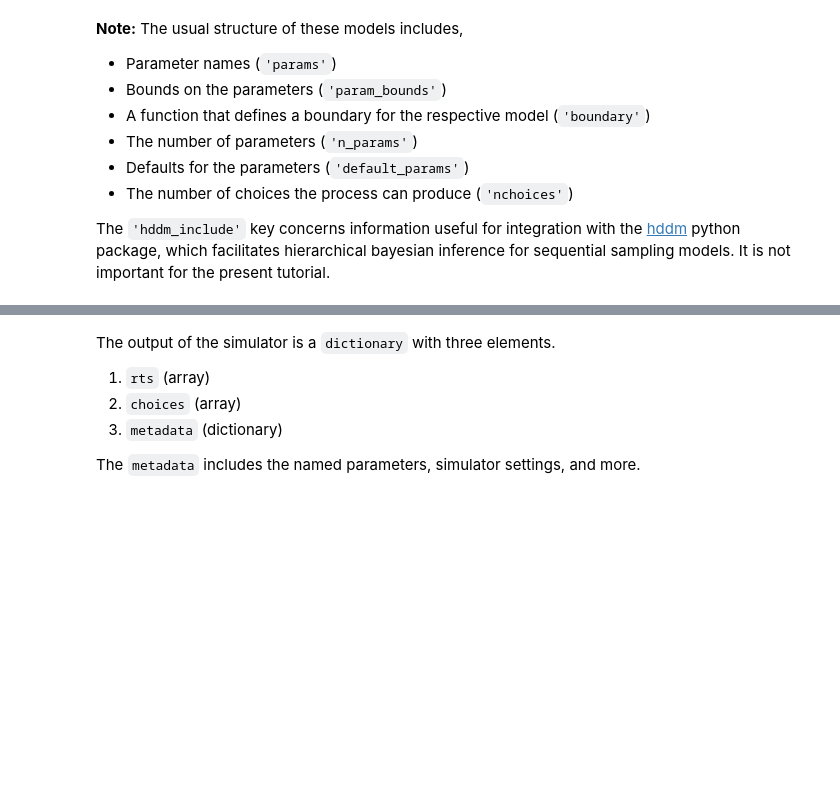
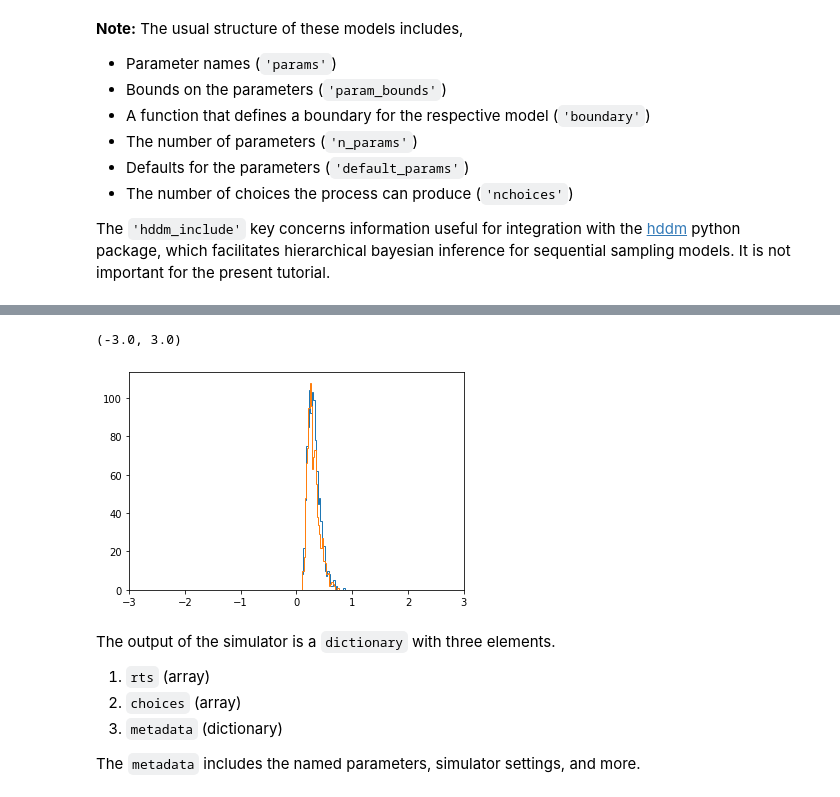
Before and after one commit to AlexanderFengler/ssm-simulators, a Jupyter notebook: basic_tutorial_tmp.ipynb, the cells around one changed output, grey strips where cells are left out. Cells and saved outputs as stored; diff of their text form; code cells hidden in the pictures; blank space fills up the shorter version.

```diff
--- a/basic_tutorial_tmp.ipynb
+++ b/basic_tutorial_tmp.ipynb
@@ -74,0 +95,10 @@ sim_out = simulator(model = 'ddm',
+# %%
+from ssms.basic_simulators import simulator
+
+theta = ssms.config.model_config['ddm']['default_params']
+theta[ssms.config.model_config['ddm']['params'].index('v')] = 5
+theta[ssms.config.model_config['ddm']['params'].index('a')] = 1.5
+theta[ssms.config.model_config['ddm']['params'].index('t')] = 0
+sim_out_base = simulator(model = 'ddm',
+                    theta = theta,
+                    n_samples = 1000)
@@ -75,3 +127,11 @@ sim_out = simulator(model = 'ddm',
+# %%
+plt.hist(sim_out['rts'] * sim_out['choices'], bins = 30, histtype = 'step')
+plt.hist(sim_out_base['rts'] * sim_out_base['choices'], bins = 30, histtype = 'step')
+
+plt.xlim((-3, 3))
+# %% [output]
+(-3.0, 3.0)
+[figure, added]
 # %% [markdown]
 The output of the simulator is a `dictionary` with three elements.
 
```
Also changed, not shown: parts of 11 cells of this notebook, 3 other files.
